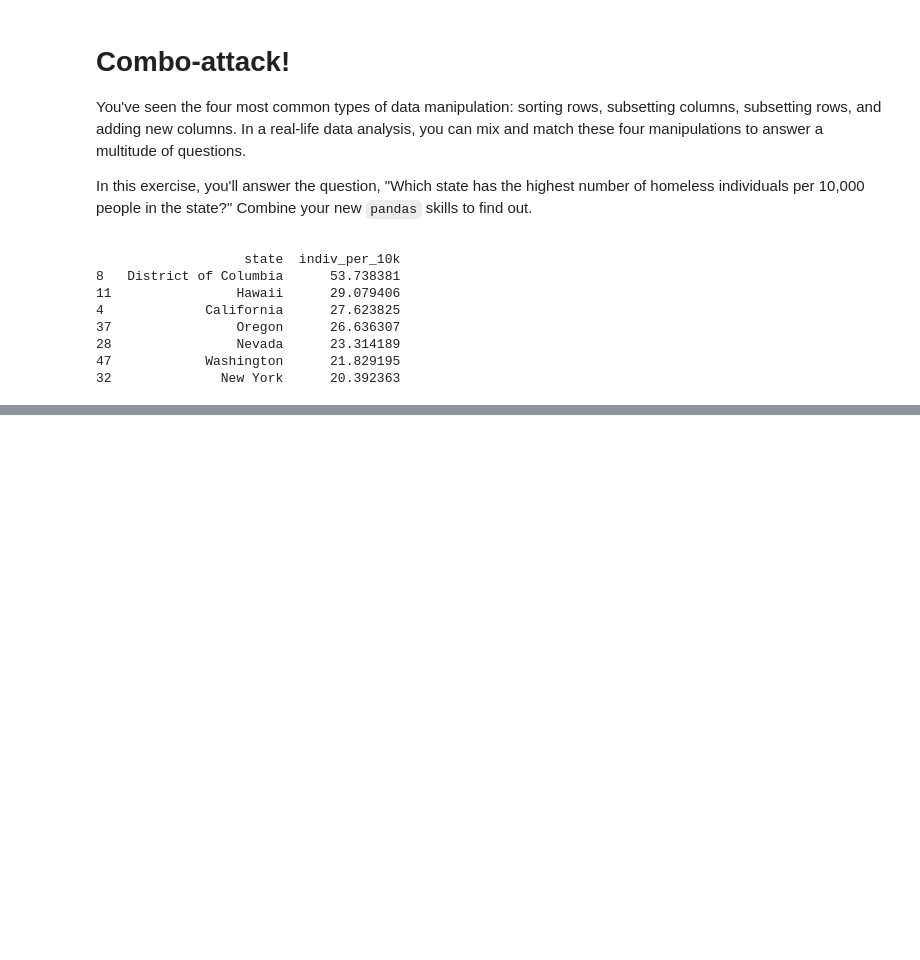
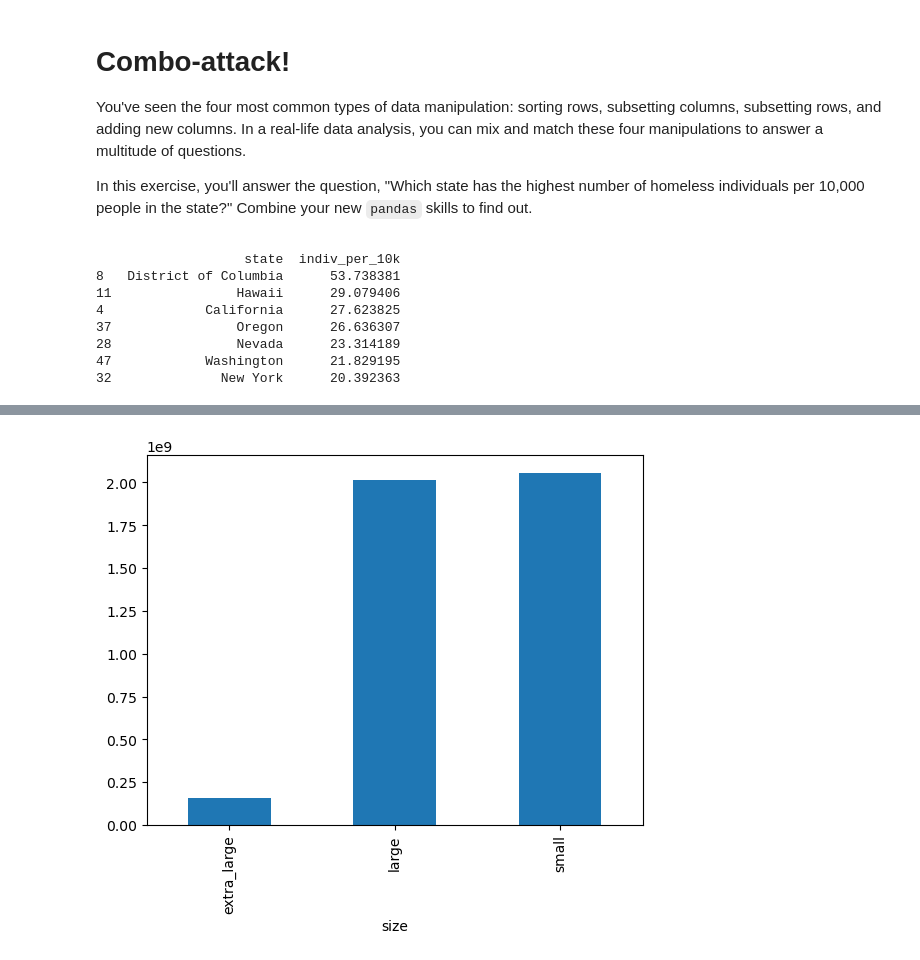
Before and after one commit to mhpolas/Data-analysis-with-python, a Jupyter notebook: Python/Data Manipulation.ipynb, the cells around one changed output, grey strips where cells are left out. Saved outputs shown, nothing was run; the diff lists cells and outputs as text; code cells hidden in the pictures; blank space fills up the shorter version.

Commit message:
Data manipulation

```diff
--- a/Python/Data Manipulation.ipynb
+++ b/Python/Data Manipulation.ipynb
@@ -5,6 +8,9 @@ import pandas as pd
 # %%
 #Dataset
 homelessness = pd.read_csv('./Data set/homelessness.csv')
+sales = pd.read_csv('./Data set/walmart.csv')
+temperatures = pd.read_csv('./Data set/temperatures.csv')
+avocados=pd.read_csv('./Data set/avocado.csv')
 # %% [markdown]
 ## Inspecting a DataFrame
 
@@ -374,0 +1124,8 @@ print(result)
+# %%
+
+# Look at the first few rows of data
+print(avocados.head())
+
+# Get the total number of avocados sold of each size
+nb_sold_by_size = avocados.groupby('size')["nb_sold"].sum()
+nb_sold_by_size
@@ -374,0 +1144,8 @@ print(result)
+# %%
+# Create a bar plot of the number of avocados sold by size
+nb_sold_by_size.plot(kind="bar")
+
+# Show the plot
+plt.show()
+# %% [output]
+[figure, added]
```
Also changed, not shown: parts of 77 cells of this notebook.
